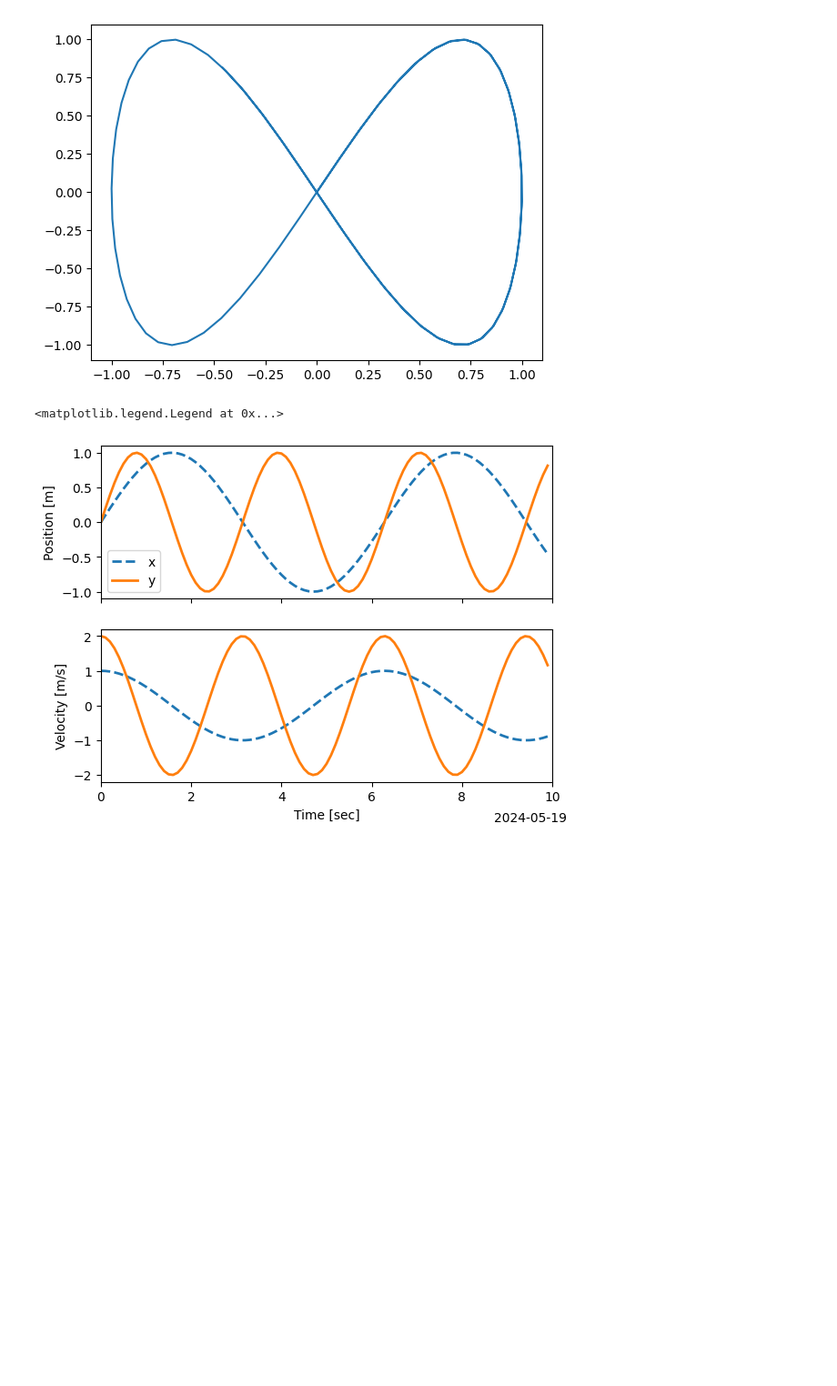
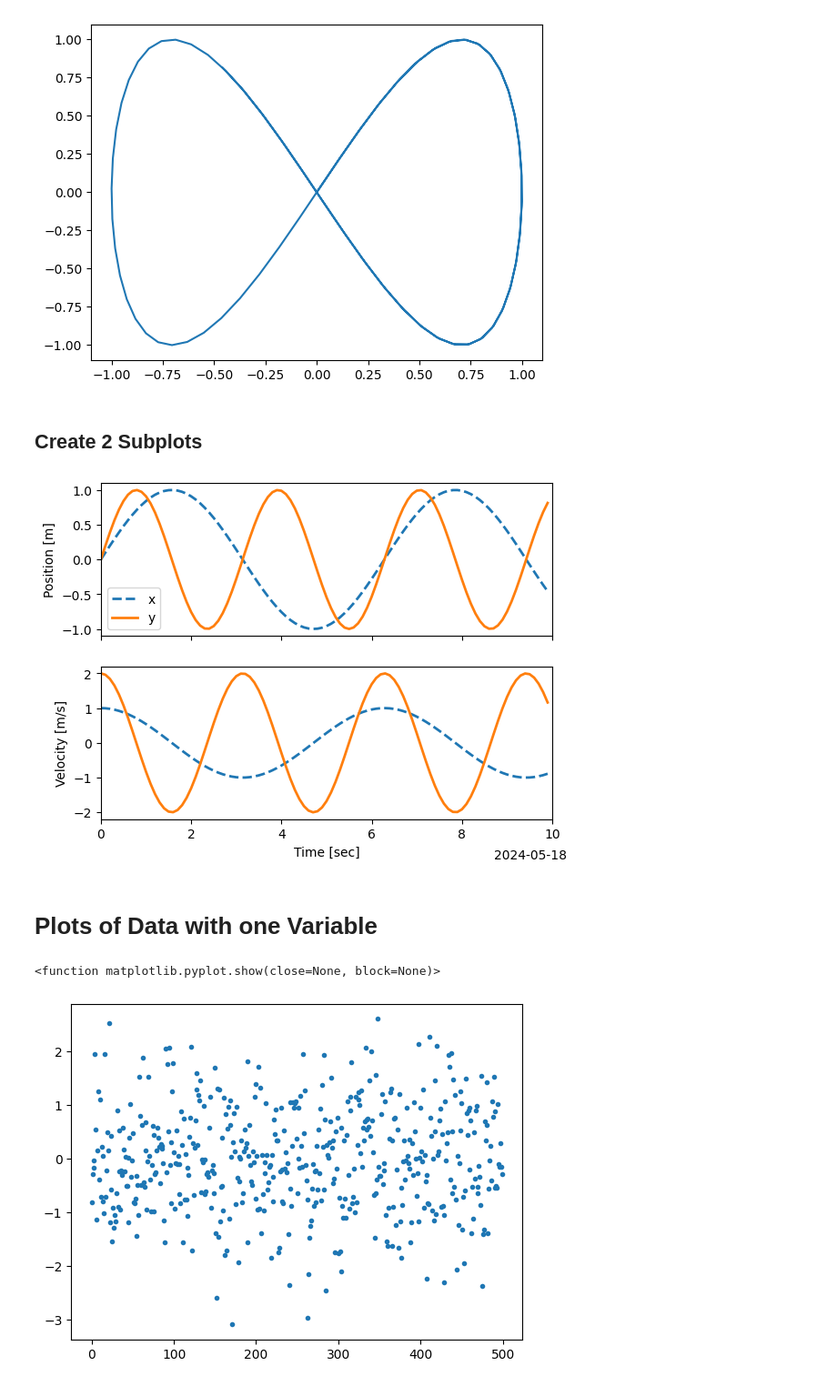
Before and after one commit to wbfrench1/Getting_and_Cleaning_Data_Course_Project, a Jupyter notebook: src/plots.ipynb, the cells around one changed output. Shown at 91% size. Drawn from its saved outputs; the diff is of its cells as text; code cells hidden in the pictures; blank space fills up the shorter version.

```diff
--- a/src/plots.ipynb
+++ b/src/plots.ipynb
@@ -18,6 +26,8 @@ ax.plot(x, y)
 # %% [output]
 [<matplotlib.lines.Line2D at 0x...>]
 [figure]
+# %% [markdown]
+## Create 2 Subplots
 # %%
 fig, axs = plt.subplots(nrows=2, ncols=1,
                        sharex= True)
@@ -30,13 +40,24 @@ axs[1].set(xlabel='Time [sec]', ylabel='Velocity [m/s]')
 
 axs[0].set_xlim([0,10])
 
-fig.text(0.8, 0.02, date.isoformat(date.today()))
+fig.text(0.8, 0.02, date.isoformat(datetime.date(year=2024, month=5, day=18)))
 
 for ax in axs:
     lines = ax.get_lines()
     lines[0].set_linestyle('--')
 
 axs[0].legend(['x','y'])
+out_file= 'simple_figure.jpg'
+plt.savefig(out_file, dpi=200)
 # %% [output]
-<matplotlib.legend.Legend at 0x...>
 [figure]
+# %% [markdown]
+# Plots of Data with one Variable
+# %%
+x= np.random.randn(500)
+
+plt.plot(x, '.')
+plt.show
+# %% [output]
+<function matplotlib.pyplot.show(close=None, block=None)>
+[figure, added]
```
Also changed, not shown: parts of 14 cells of this notebook.
